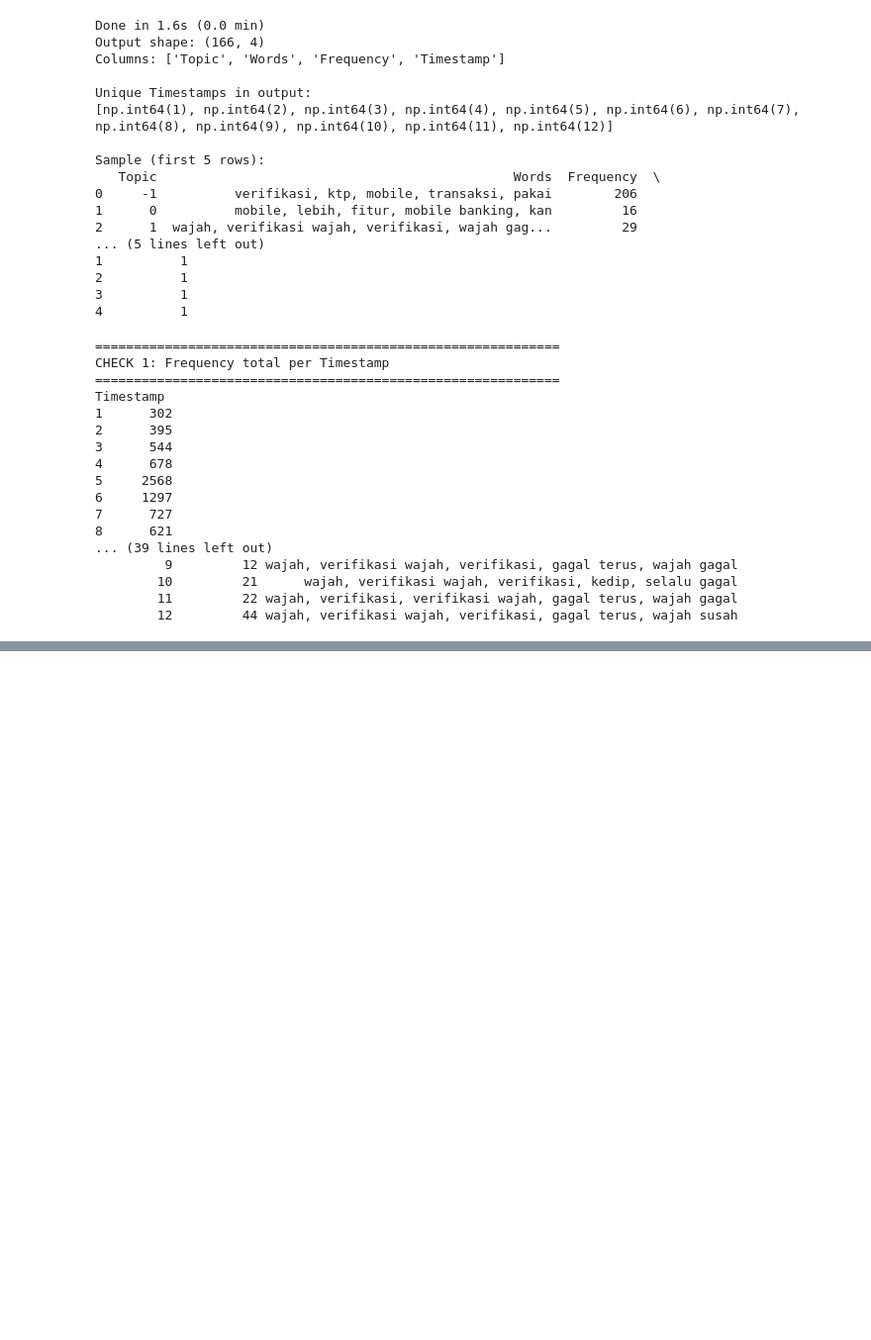
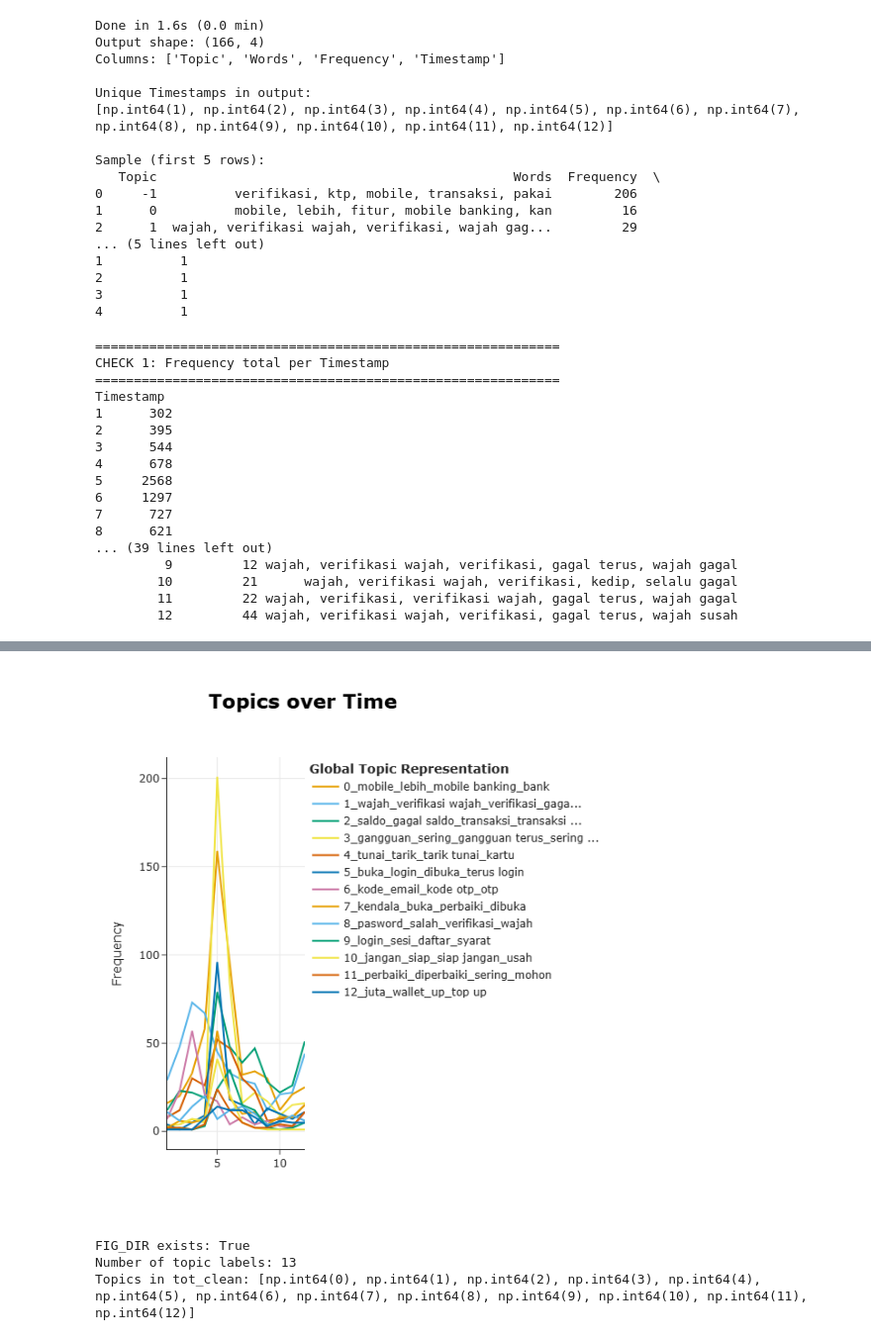
Before and after one commit to rabithahz-salwa/skripsi-bertopic-superapp, a Jupyter notebook: 05_bertopic_wondr.ipynb, the cells around one changed output, grey strips where cells are left out. Shown at 99% size. Cells and saved outputs as stored; diff of their text form; code cells hidden in the pictures; blank space fills up the shorter version.

Commit message:
Add: DTM visualizations for wondr (smallmultiples + proportion)

```diff
--- a/05_bertopic_wondr.ipynb
+++ b/05_bertopic_wondr.ipynb
@@ -1085,0 +1116,60 @@ Timestamp
+# %%
+# === Section 8.4: BERTopic native topics_over_time visualization ===
+
+# Plot semua 13 topics (exclude outlier secara default di BERTopic API)
+fig_native = topic_model_phase_c.visualize_topics_over_time(
+    topics_over_time,
+    top_n_topics=13,        # Show all 13 topics
+    width=1200,
+    height=600,
+)
+fig_native.show()
+# %% [output]
+[figure, added]
+# %%
+# === Section 8.5: Setup matplotlib + topic labels for publication ===
+import matplotlib.pyplot as plt
+import seaborn as sns
+from pathlib import Path
+
+# Setup output directory
+FIG_DIR = Path("outputs/figures/wondr")
+FIG_DIR.mkdir(parents=True, exist_ok=True)
+
+# Seaborn style untuk publication-grade
+sns.set_style("whitegrid")
+plt.rcParams['font.family'] = 'DejaVu Sans'
+plt.rcParams['font.size'] = 10
+plt.rcParams['axes.titlesize'] = 11
+plt.rcParams['axes.labelsize'] = 10
+plt.rcParams['legend.fontsize'] = 8
+plt.rcParams['figure.dpi'] = 100         # display resolution
+plt.rcParams['savefig.dpi'] = 300        # SAVE resolution (publication)
+plt.rcParams['savefig.bbox'] = 'tight'
+
+# Topic labels — human-readable interpretation dari Phase C
+# (sesuai handoff v4 final topic table)
+TOPIC_LABELS = {
+    0:  "Mobile Banking comparison",
+    1:  "Verifikasi wajah gagal",
+    2:  "Saldo terpotong / transaksi gagal",
+    3:  "Gangguan & maintenance",
+    4:  "Tarik tunai tanpa kartu",
+    5:  "Aplikasi gak bisa dibuka",
+    6:  "OTP / kode verifikasi email",
+    7:  "Error 'kendala tim perbaiki'",
+    8:  "Password / PIN salah",
+    9:  "Sesi berakhir saat login",
+    10: "Premature launch complaint",
+    11: "Permintaan perbaikan bug",
+    12: "Limit top-up wallet",
+}
+
+# Quick verify
+print(f"FIG_DIR exists: {FIG_DIR.exists()}")
+print(f"Number of topic labels: {len(TOPIC_LABELS)}")
+print(f"Topics in tot_clean: {sorted(tot_clean['Topic'].unique())}")
+# %% [output]
+FIG_DIR exists: True
+Number of topic labels: 13
+Topics in tot_clean: [np.int64(0), np.int64(1), np.int64(2), np.int64(3), np.int64(4), np.int64(5), np.int64(6), np.int64(7), np.int64(8), np.int64(9), np.int64(10), np.int64(11), np.int64(12)]
```
Also changed, not shown: parts of 4 cells of this notebook, 2 other files.
